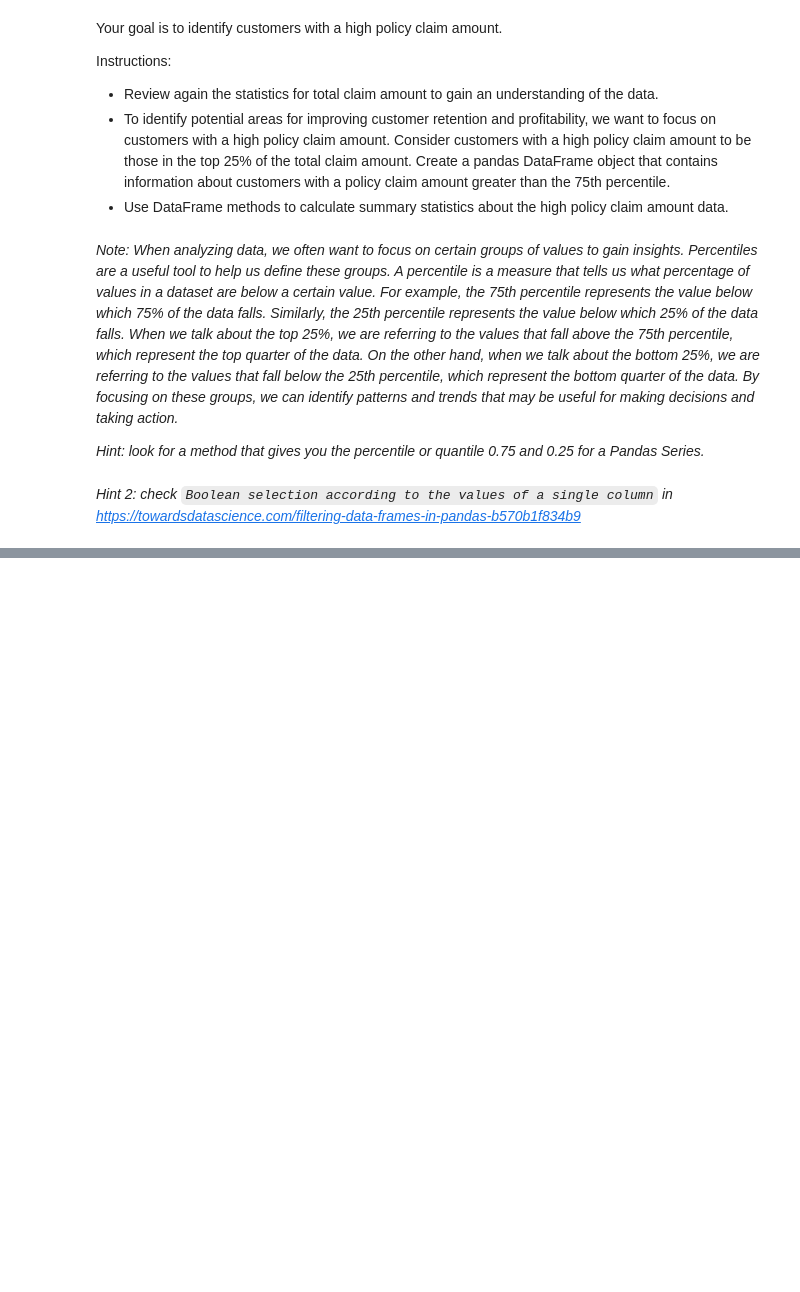
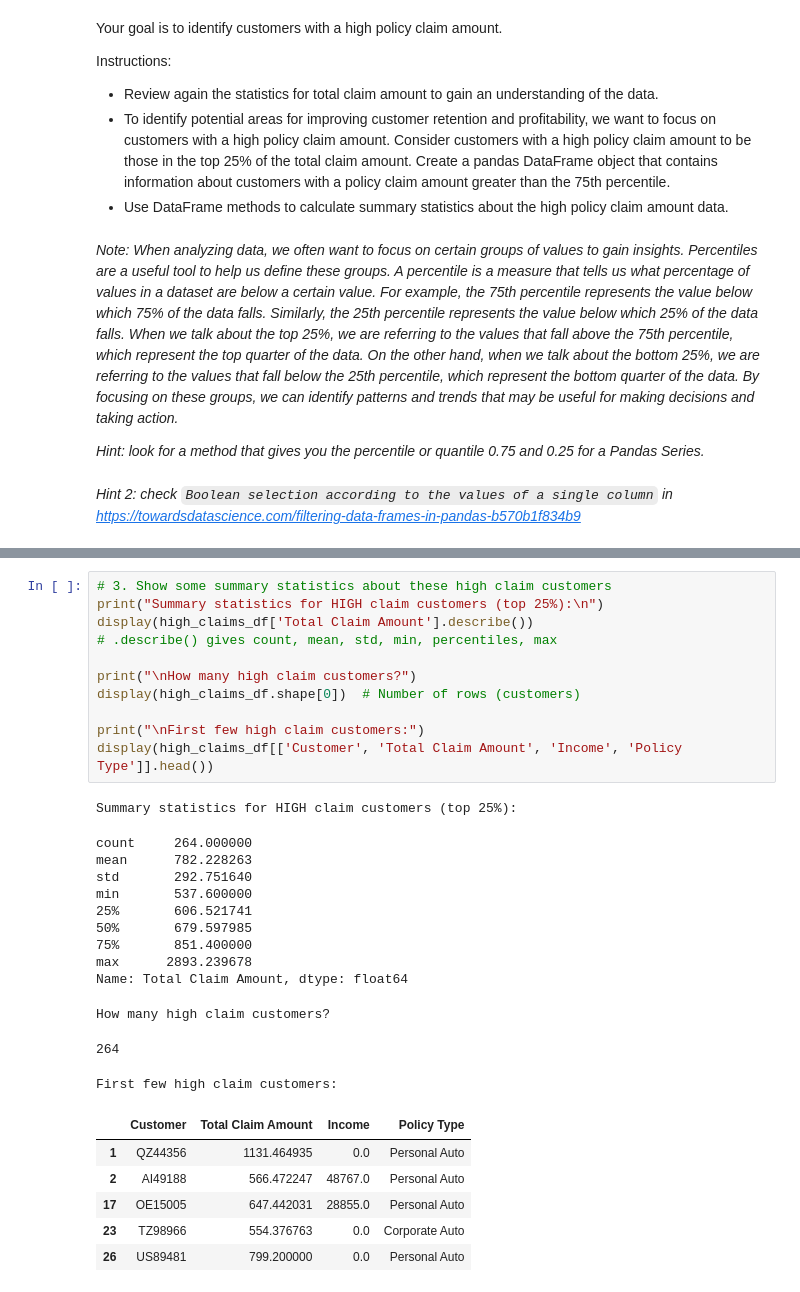
Before and after one commit to luispabloaiello-da/lab-dw-pandas, a Jupyter notebook: lab-dw-pandas.ipynb, the cells around one changed output, grey strips where cells are left out. Cells and saved outputs as stored; diff of their text form; blank space fills up the shorter version.

```diff
--- a/lab-dw-pandas.ipynb
+++ b/lab-dw-pandas.ipynb
@@ -352,0 +408,31 @@ Instructions:
+# %%
+# 3. Show some summary statistics about these high claim customers
+print("Summary statistics for HIGH claim customers (top 25%):\n")
+display(high_claims_df['Total Claim Amount'].describe())
+# .describe() gives count, mean, std, min, percentiles, max
+
+print("\nHow many high claim customers?")
+display(high_claims_df.shape[0])  # Number of rows (customers)
+
+print("\nFirst few high claim customers:")
+display(high_claims_df[['Customer', 'Total Claim Amount', 'Income', 'Policy Type']].head())
+# %% [output]
+Summary statistics for HIGH claim customers (top 25%):
+count     264.000000
+mean      782.228263
+std       292.751640
+min       537.600000
+25%       606.521741
+50%       679.597985
+75%       851.400000
+max      2893.239678
+Name: Total Claim Amount, dtype: float64
+How many high claim customers?
+264
+First few high claim customers:
+|  | Customer | Total Claim Amount | Income | Policy Type |
+| 1 | QZ44356 | 1131.464935 | 0.0 | Personal Auto |
+| 2 | AI49188 | 566.472247 | 48767.0 | Personal Auto |
+| 17 | OE15005 | 647.442031 | 28855.0 | Personal Auto |
+| 23 | TZ98966 | 554.376763 | 0.0 | Corporate Auto |
+| 26 | US89481 | 799.200000 | 0.0 | Personal Auto |
```
Also changed, not shown: parts of 7 cells of this notebook.
